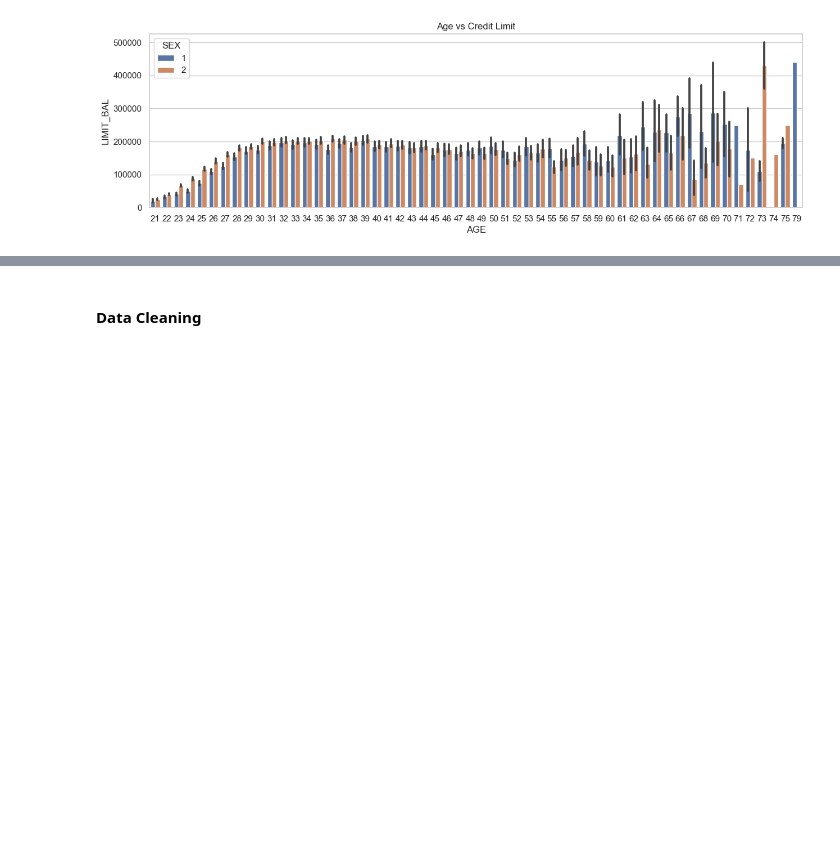
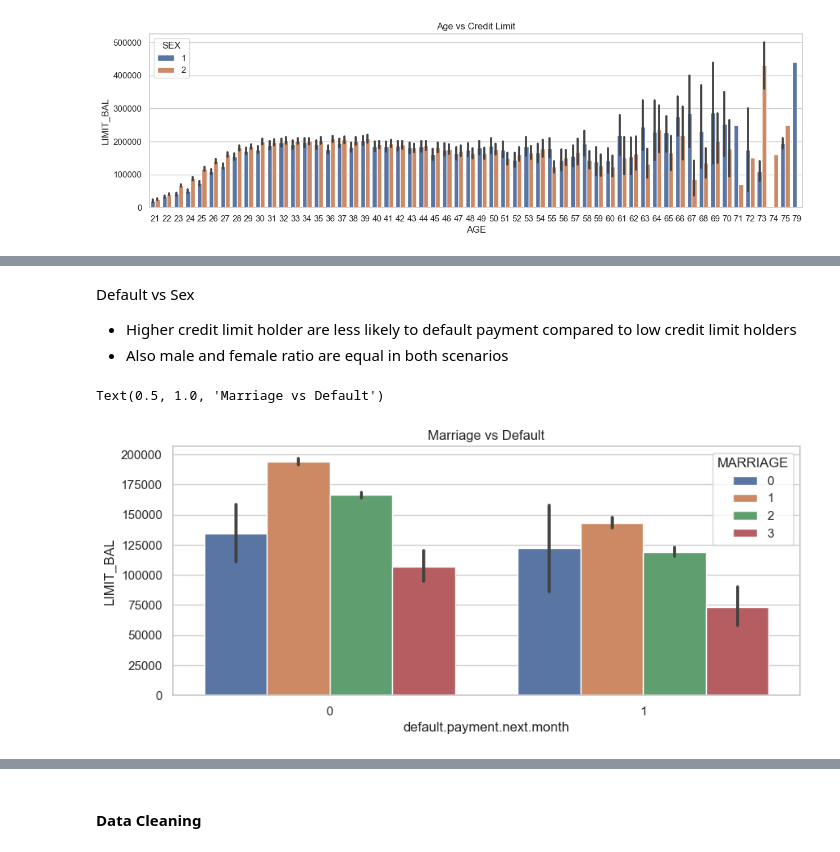
Before and after one commit to sabhashanki/Credit_Card_Default_iNeuron, a Jupyter notebook: credit_card.ipynb, the cells around one changed output, grey strips where cells are left out. Saved outputs shown, nothing was run; the diff lists cells and outputs as text; code cells hidden in the pictures; blank space fills up the shorter version.

```diff
--- a/credit_card.ipynb
+++ b/credit_card.ipynb
@@ -137,0 +163,11 @@ Text(0.5, 1.0, 'Age vs Credit Limit')
+# %% [markdown]
+Default vs Sex
+- Higher credit limit holder are less likely to default payment compared to low credit limit holders
+- Also male and female ratio are equal in both scenarios
+# %%
+fig, marriage_default = plt.subplots(figsize = (10,4))
+marrige_default = sns.barplot(data = df, x = 'default.payment.next.month', y = 'LIMIT_BAL', hue = 'MARRIAGE')
+marriage_default.set_title('Marriage vs Default')
+# %% [output]
+Text(0.5, 1.0, 'Marriage vs Default')
+[figure, added]
```
Also changed, not shown: parts of 7 cells of this notebook.
